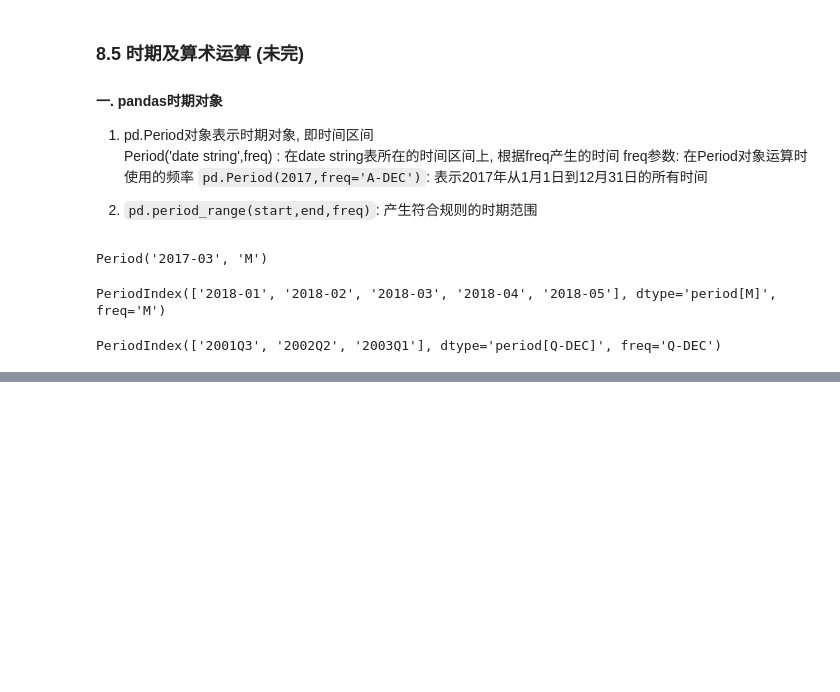
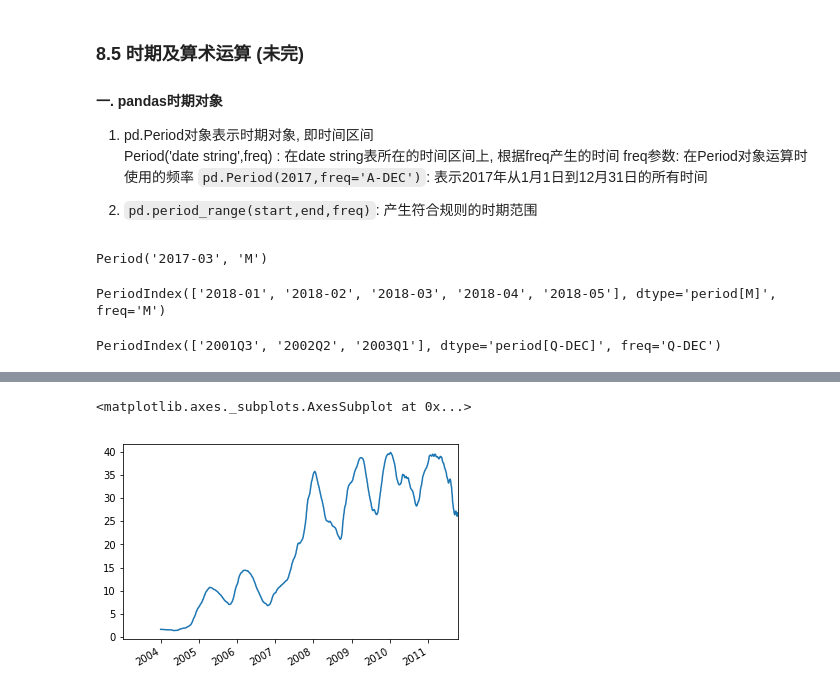
Before and after one commit to lj72808up/AI_Handcraft, a Jupyter notebook: blog/pandas数据处理/8-pandas时间序列.ipynb, the cells around one changed output, grey strips where cells are left out. Drawn from its saved outputs; the diff is of its cells as text; code cells hidden in the pictures; blank space fills up the shorter version.

```diff
--- a/blog/pandas数据处理/8-pandas时间序列.ipynb
+++ b/blog/pandas数据处理/8-pandas时间序列.ipynb
@@ -450,0 +726,3 @@ pd.Period??
+# %%
+df = pd.read_csv('../example/stock_px_2.csv',parse_dates=True,index_col=0)
+df.head()
@@ -450,0 +736,6 @@ pd.Period??
+# %%
+# 1. rolling滑动窗口
+df.AAPL.rolling(250).std().plot()
+# %% [output]
+<matplotlib.axes._subplots.AxesSubplot at 0x...>
+[figure, added]
```
Also changed, not shown: parts of 31 cells of this notebook, 2 other files.
